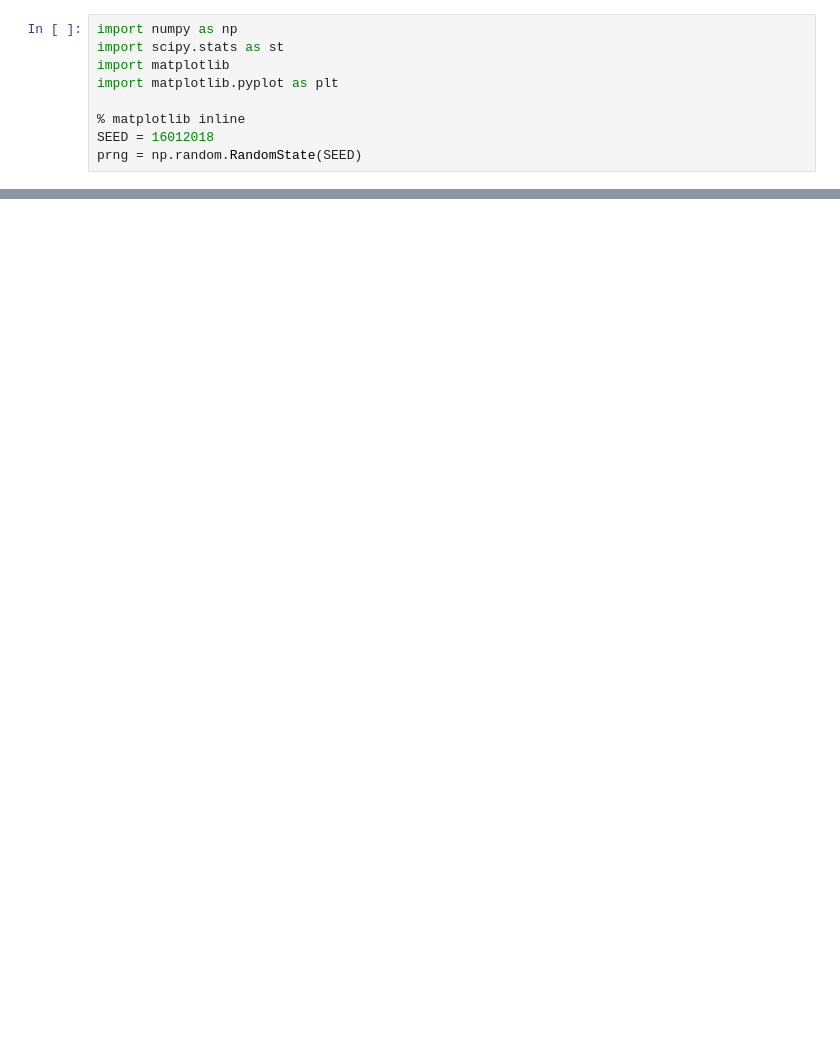
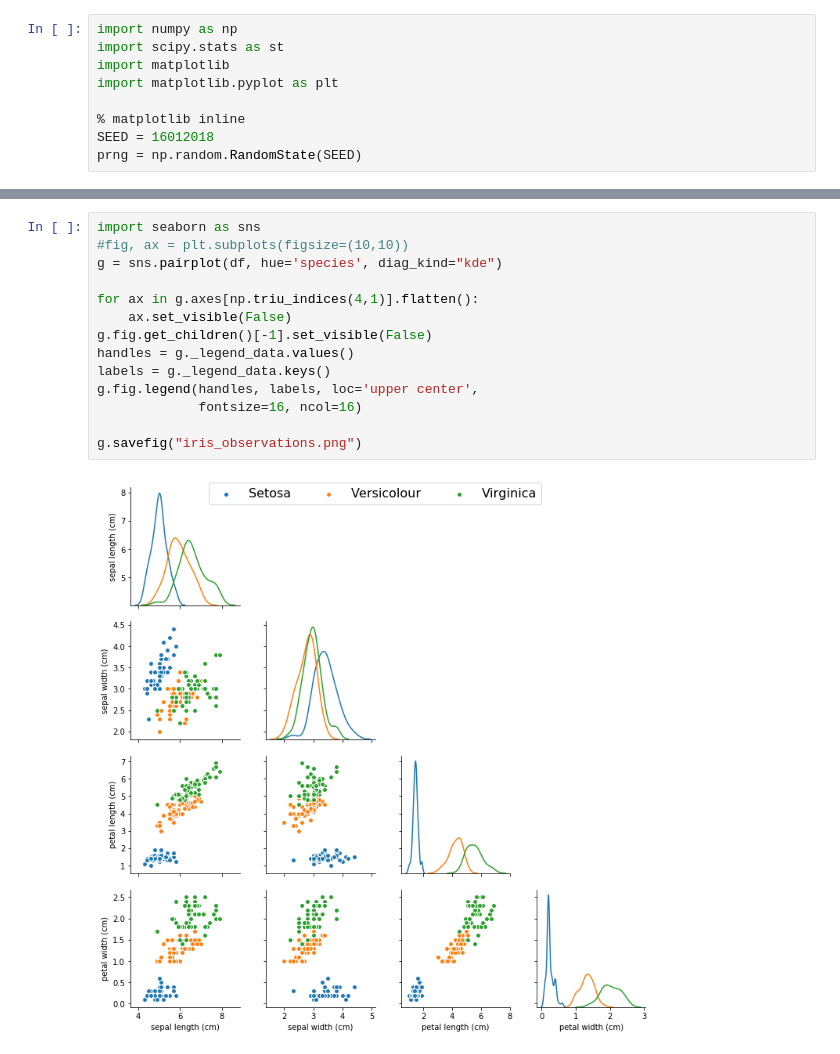
Before and after one commit to story645/second_exam, a Jupyter notebook: code/intro.ipynb, the cells around one changed output, grey strips where cells are left out. Cells and saved outputs as stored; diff of their text form; blank space fills up the shorter version.

```diff
--- a/code/intro.ipynb
+++ b/code/intro.ipynb
@@ -99,0 +96,16 @@ Conditional Dependency
+# %%
+import seaborn as sns
+#fig, ax = plt.subplots(figsize=(10,10))
+g = sns.pairplot(df, hue='species', diag_kind="kde")
+
+for ax in g.axes[np.triu_indices(4,1)].flatten():
+    ax.set_visible(False)
+g.fig.get_children()[-1].set_visible(False)
+handles = g._legend_data.values()
+labels = g._legend_data.keys()
+g.fig.legend(handles, labels, loc='upper center',
+             fontsize=16, ncol=16)
+
+g.savefig("iris_observations.png")
+# %% [output]
+[figure, added]
```
Also changed, not shown: parts of 22 cells of this notebook, 4 other files.
